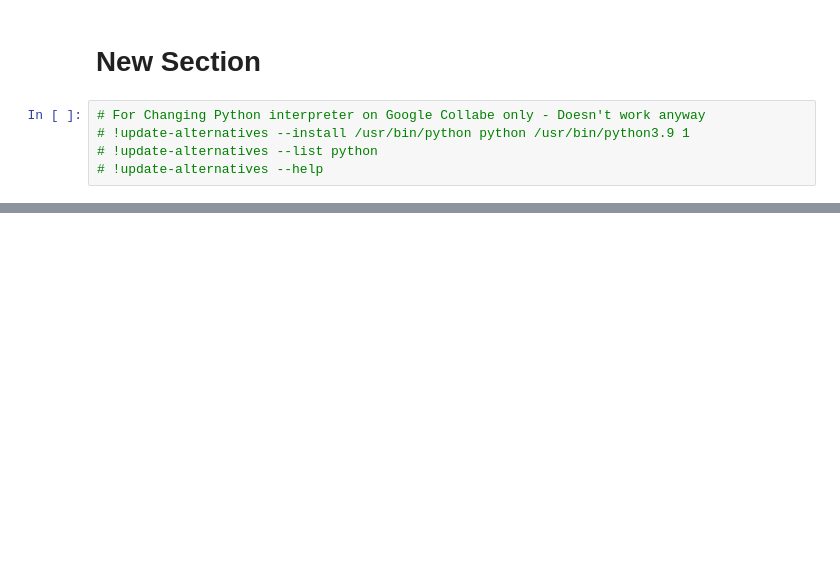
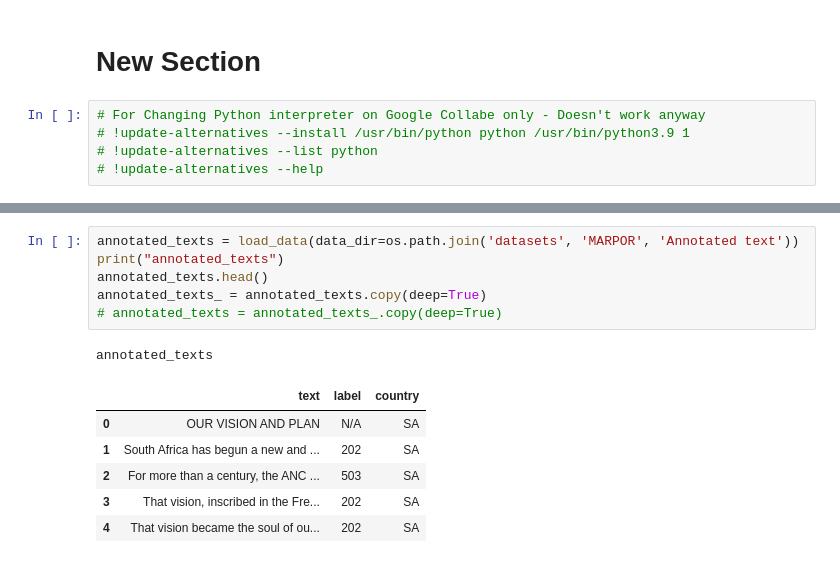
Before and after one commit to Meatssauce/ProjectApricot, a Jupyter notebook: claim_detection/notebook.ipynb, the cells around one changed output, grey strips where cells are left out. Drawn from its saved outputs; the diff is of its cells as text; blank space fills up the shorter version.

```diff
--- a/claim_detection/notebook.ipynb
+++ b/claim_detection/notebook.ipynb
@@ -510,0 +478,14 @@ def main(annotated_texts: pd.DataFrame = None):
+# %%
+annotated_texts = load_data(data_dir=os.path.join('datasets', 'MARPOR', 'Annotated text'))
+print("annotated_texts")
+annotated_texts.head()
+annotated_texts_ = annotated_texts.copy(deep=True)
+# annotated_texts = annotated_texts_.copy(deep=True)
+# %% [output]
+annotated_texts
+|  | text | label | country |
+| 0 | OUR VISION AND PLAN | N/A | SA |
+| 1 | South Africa has begun a new and ... | 202 | SA |
+| 2 | For more than a century, the ANC ... | 503 | SA |
+| 3 | That vision, inscribed in the Fre... | 202 | SA |
+| 4 | That vision became the soul of ou... | 202 | SA |
```
Also changed, not shown: parts of 10 cells of this notebook, 4 other files.
